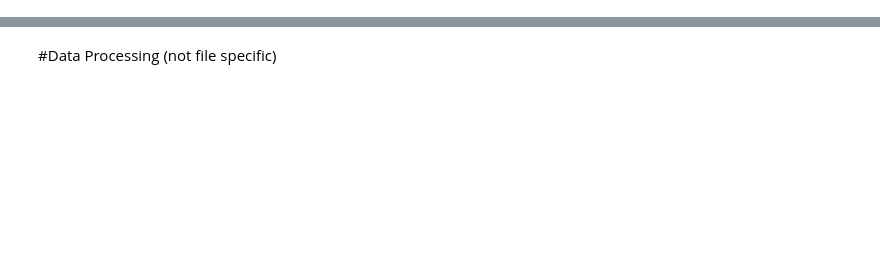
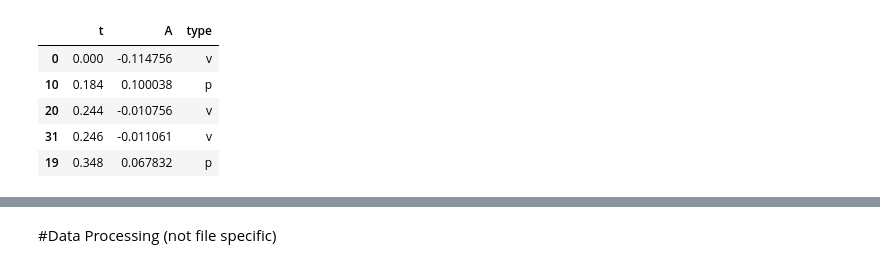
Before and after one commit to drcgw/IPython-Big-Data, a Jupyter notebook: Project-2/Big Data P2.ipynb, the cells around one changed output, grey strips where cells are left out. Saved outputs shown, nothing was run; the diff lists cells and outputs as text; code cells hidden in the pictures; blank space fills up the shorter version.

```diff
--- a/Project-2/Big Data P2.ipynb
+++ b/Project-2/Big Data P2.ipynb
@@ -2,0 +134,9 @@
+# %%
+combined.head()
+# %% [output]
+|  | t | A | type |
+| 0 | 0.000 | -0.114756 | v |
+| 10 | 0.184 | 0.100038 | p |
+| 20 | 0.244 | -0.010756 | v |
+| 31 | 0.246 | -0.011061 | v |
+| 19 | 0.348 | 0.067832 | p |
```
Also changed, not shown: parts of 22 cells of this notebook.
